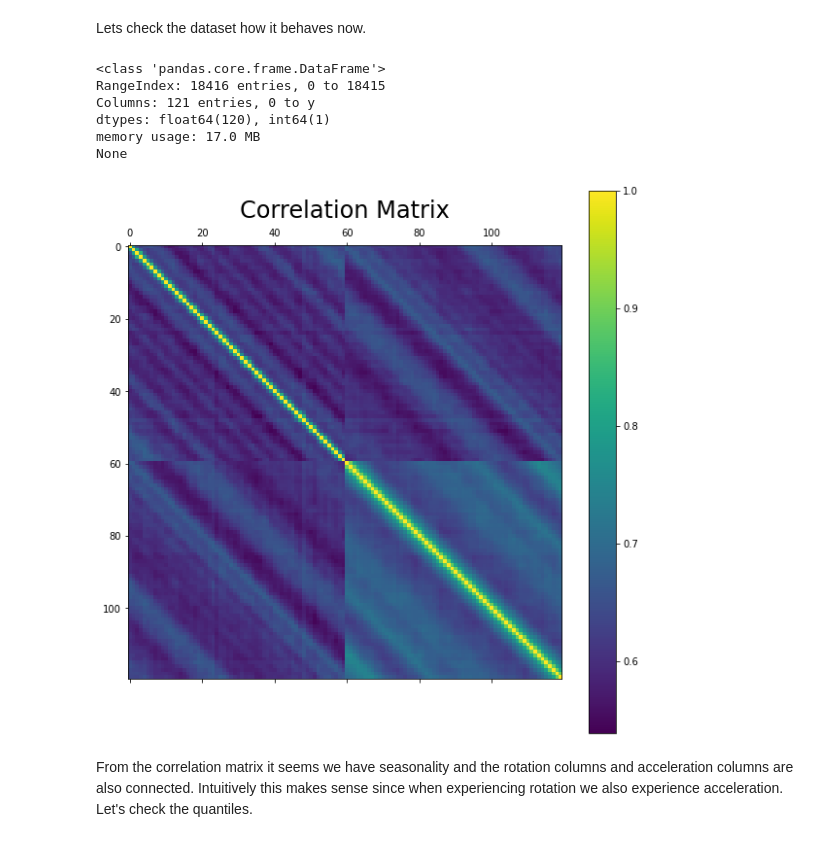
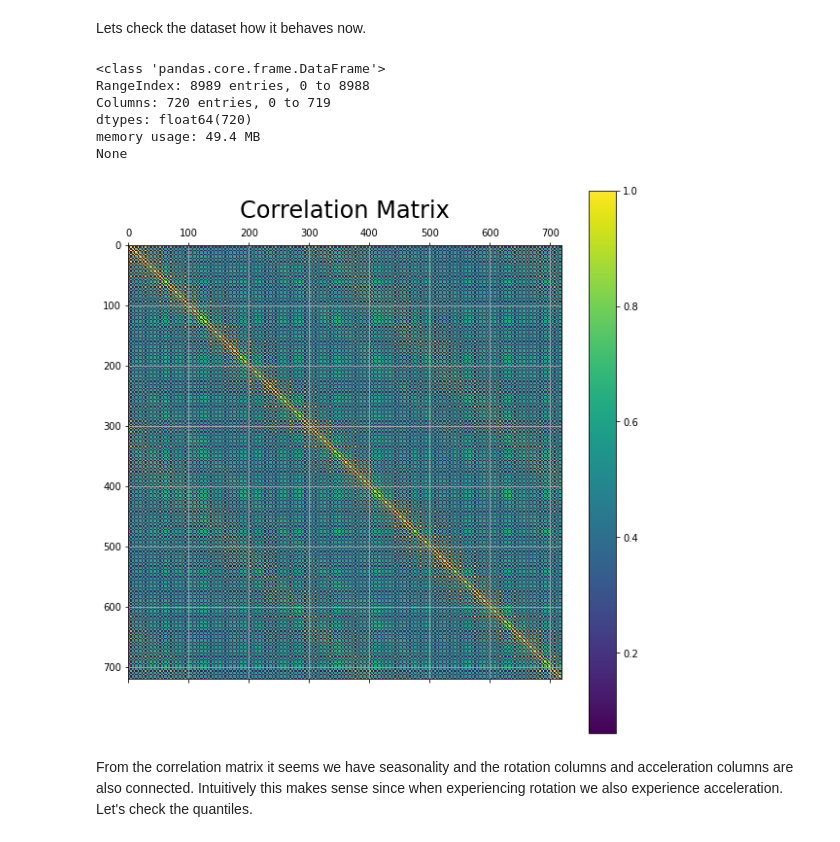
Before and after one commit to thomashaaland/sensorStep, a Jupyter notebook: Motionsense.ipynb, the cells around one changed output. Drawn from its saved outputs; the diff is of its cells as text; code cells hidden in the pictures.

```diff
--- a/Motionsense.ipynb
+++ b/Motionsense.ipynb
@@ -151,7 +151,7 @@ print(dataframes[0].head())
 # %% [markdown]
 Now, let's split each dataframe into smaller fragments. When doing this, lets do sover a moving window and do so lazily.
 # %%
-batch_len = 60
+batch_len = 120
 
 def batch_buffer(dataframe, batch_len = batch_len):
     return [dataframe.iloc[i * batch_len: (i + 1) * batch_len] for i in range(int((len(dataframe) - batch_len) / batch_len))]
@@ -159,11 +159,11 @@ def batch_buffer(dataframe, batch_len = batch_len):
 target_names = [name.split("/")[-2][:3] for name in filenames]
 X = np.array([])
 y = []
+feature_list = ["norm1Acc", "norm2Acc", "norm1Rot", "norm2Rot", "norm1Att", "norm2Att"]
+num_feature_types = len(feature_list)
 for dataframe, target in zip(dataframes, target_names):
-    acc = np.array(batch_buffer(dataframe["norm2Acc"]))
-    rot = np.array(batch_buffer(dataframe["norm2Rot"]))
-    sample = np.concatenate([acc, rot], axis = 1)
-    y = y + [target] * acc.shape[0]
+    sample = np.array(batch_buffer(dataframe[feature_list])).reshape(-1, num_feature_types * batch_len)
+    y = y + [target] * sample.shape[0]
     if not len(X):
         X = sample
     else:
@@ -183,26 +183,25 @@ Xtrain, Xtest, ytrain, ytest = train_test_split(X, y, test_size = 0.2)
 Lets check the dataset how it behaves now.
 # %%
 train = pd.DataFrame(data = Xtrain)
-train["y"] = ytrain
 
 test = pd.DataFrame(data = Xtest)
-test["y"] = ytest
 print(train.info())
 # %% [output]
 <class 'pandas.core.frame.DataFrame'>
-RangeIndex: 18416 entries, 0 to 18415
-Columns: 121 entries, 0 to y
-dtypes: float64(120), int64(1)
-memory usage: 17.0 MB
+RangeIndex: 8989 entries, 0 to 8988
+Columns: 720 entries, 0 to 719
+dtypes: float64(720)
+memory usage: 49.4 MB
 None
 # %%
 f = plt.figure(figsize = (10, 10))
-plt.matshow(train.drop(["y"],axis=1).corr(), fignum = f.number)
+plt.matshow(train.corr(), fignum = f.number)
 plt.title("Correlation Matrix", size = 24)
 cb = colorbar()
+plt.grid('off')
 plt.show()
 # %% [output]
-[figure, old version]
+[figure, new version]
 # %% [markdown]
 From the correlation matrix it seems we have seasonality and the rotation columns and acceleration columns are also connected. Intuitively this makes sense since when experiencing rotation we also experience acceleration. Let's check the quantiles.
 # %%
```
Also changed, not shown: parts of 5 cells of this notebook.
